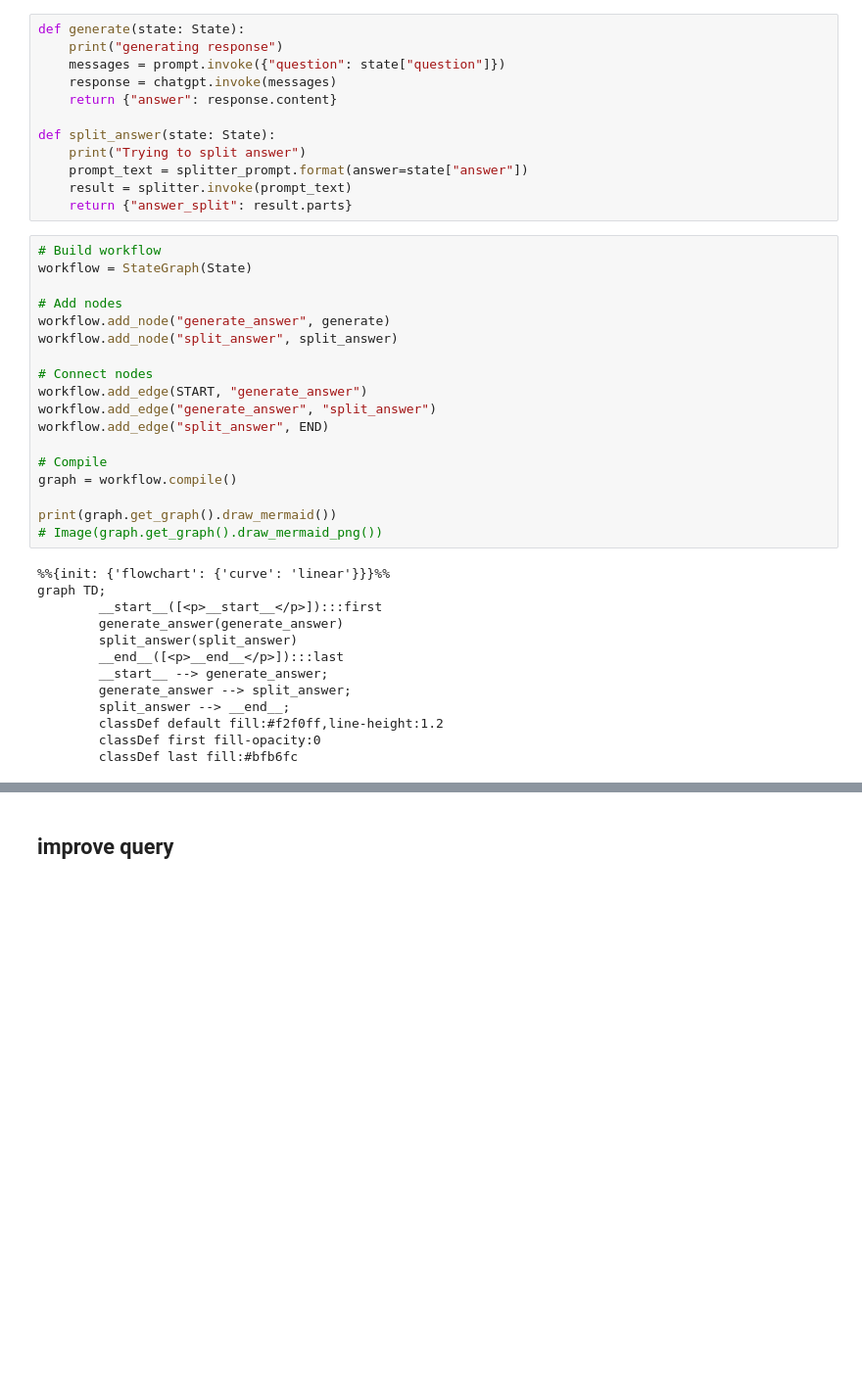
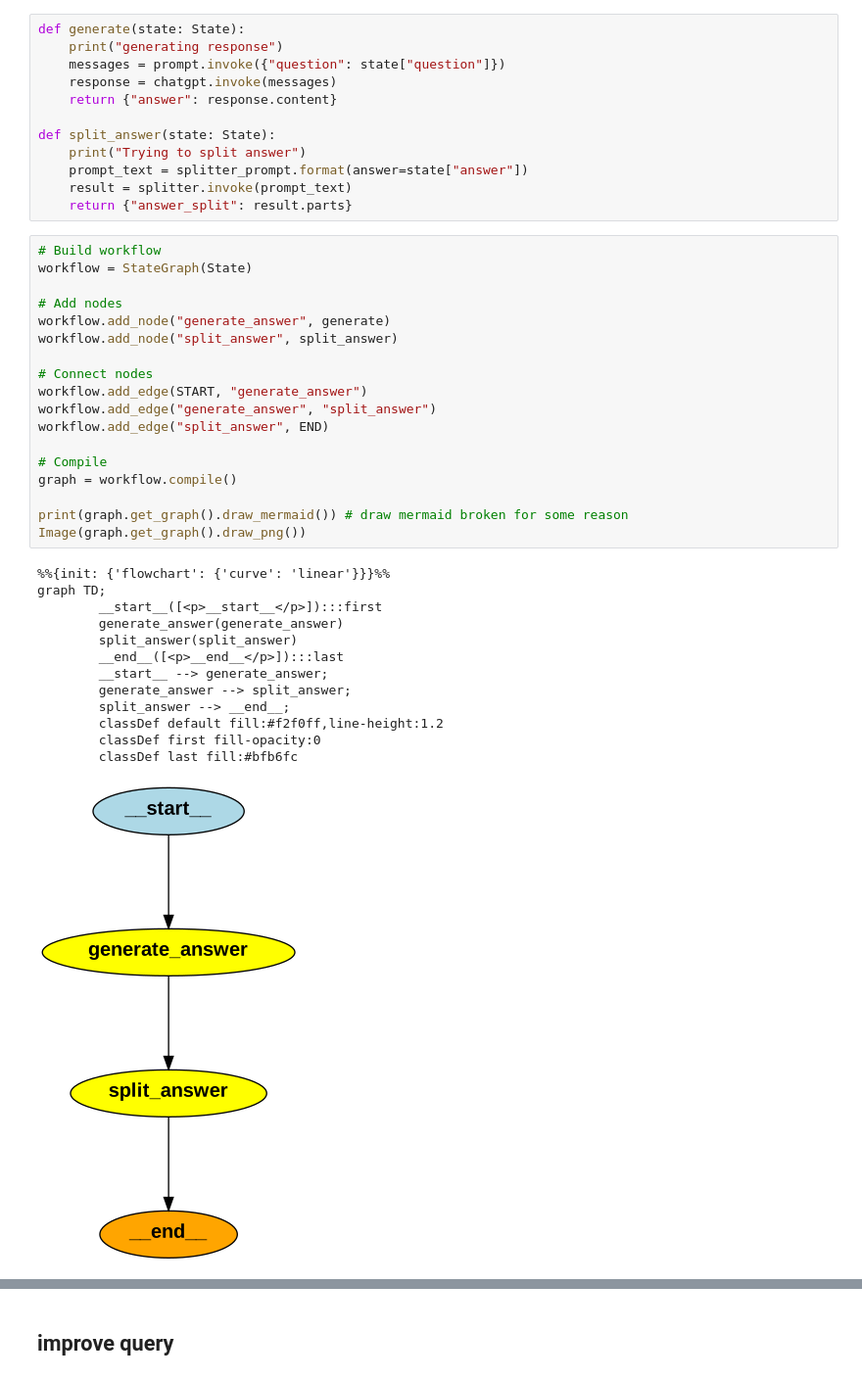
Before and after one commit to coralreefman/retrieval-agent-template, a Jupyter notebook: rag-improvements.ipynb, the cells around one changed output, grey strips where cells are left out. Shown: that part at 98% size. Drawn from its saved outputs; the diff is of its cells as text; blank space fills up the shorter version.

```diff
--- a/rag-improvements.ipynb
+++ b/rag-improvements.ipynb
@@ -276,34 +276,35 @@ def split_answer(state: State):
 # %%
 # Build workflow
 workflow = StateGraph(State)
 
 # Add nodes
 workflow.add_node("generate_answer", generate)
 workflow.add_node("split_answer", split_answer)
 
 # Connect nodes
 workflow.add_edge(START, "generate_answer")
 workflow.add_edge("generate_answer", "split_answer")
 workflow.add_edge("split_answer", END)
 
 # Compile
 graph = workflow.compile()
 
-print(graph.get_graph().draw_mermaid())
-# Image(graph.get_graph().draw_mermaid_png())
+print(graph.get_graph().draw_mermaid()) # draw mermaid broken for some reason
+Image(graph.get_graph().draw_png())
 # %% [output]
 %%{init: {'flowchart': {'curve': 'linear'}}}%%
 graph TD;
         __start__([<p>__start__</p>]):::first
         generate_answer(generate_answer)
         split_answer(split_answer)
         __end__([<p>__end__</p>]):::last
         __start__ --> generate_answer;
         generate_answer --> split_answer;
         split_answer --> __end__;
         classDef default fill:#f2f0ff,line-height:1.2
         classDef first fill-opacity:0
         classDef last fill:#bfb6fc
+[figure, added]
 # %%
 state = graph.invoke({"question": "how many eggs in your fridge (metaphorically)?"})
 print(state['answer'])
```
Also changed, not shown: parts of 11 cells of this notebook.
